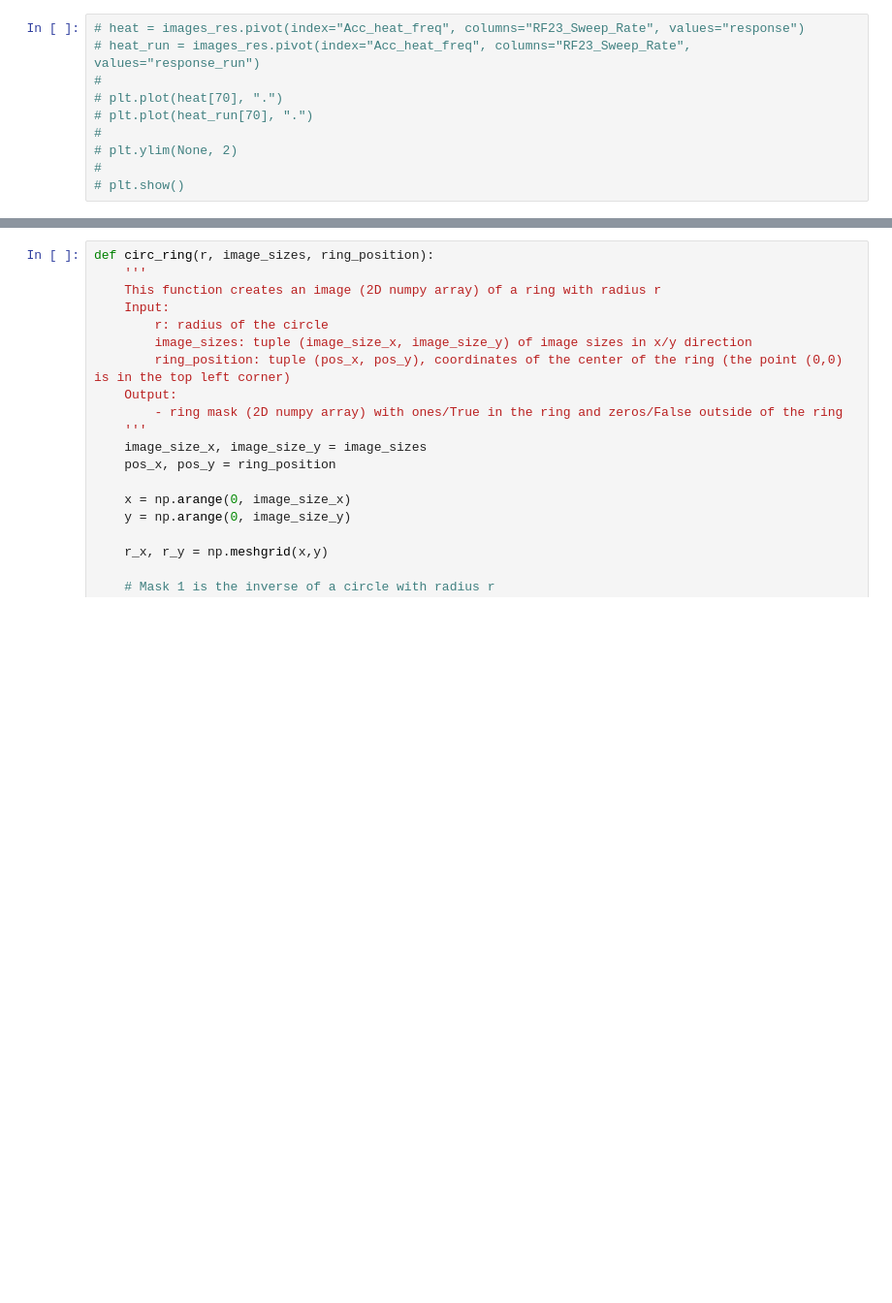
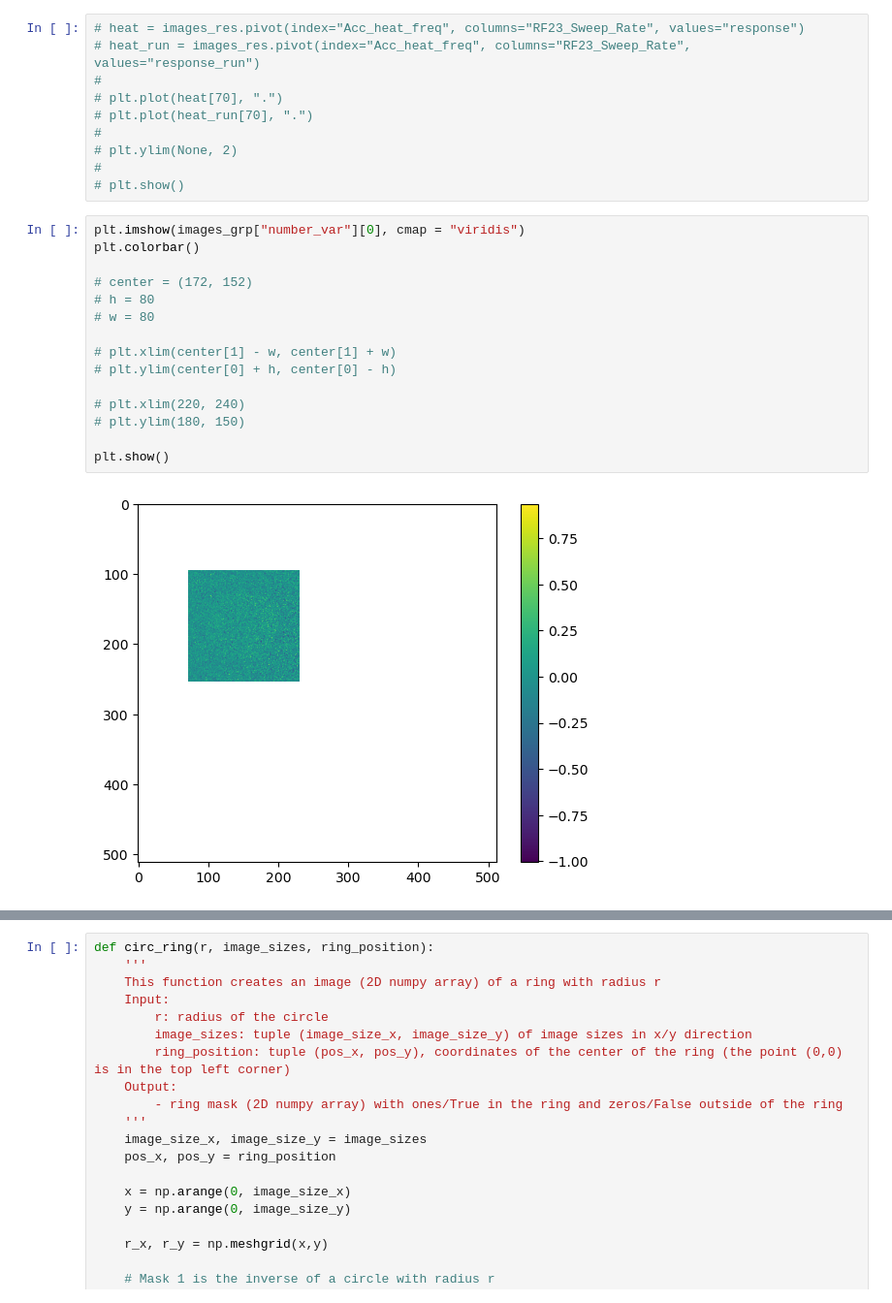
Before and after one commit to ArtMk/lithium, a Jupyter notebook: inSitu.ipynb, the cells around one changed output, grey strips where cells are left out. Shown at 97% size. Drawn from its saved outputs; the diff is of its cells as text; blank space fills up the shorter version.

```diff
--- a/inSitu.ipynb
+++ b/inSitu.ipynb
@@ -163,6 +255,23 @@ images_grp
 # plt.ylim(None, 2)
 #
 # plt.show()
+# %%
+plt.imshow(images_grp["number_var"][0], cmap = "viridis")
+plt.colorbar()
+
+# center = (172, 152)
+# h = 80
+# w = 80
+
+# plt.xlim(center[1] - w, center[1] + w)
+# plt.ylim(center[0] + h, center[0] - h)
+
+# plt.xlim(220, 240)
+# plt.ylim(180, 150)
+
+plt.show()
+# %% [output]
+[figure, added]
 # %%
 plt.imshow(images_grp["atoms_var"].iloc[0] - images_grp["atoms"].iloc[0], cmap = "viridis")
 plt.colorbar()
```
Also changed, not shown: parts of 18 cells of this notebook, 5 other files.
